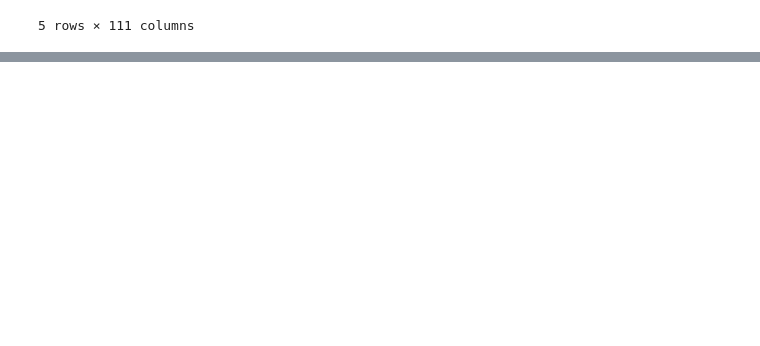
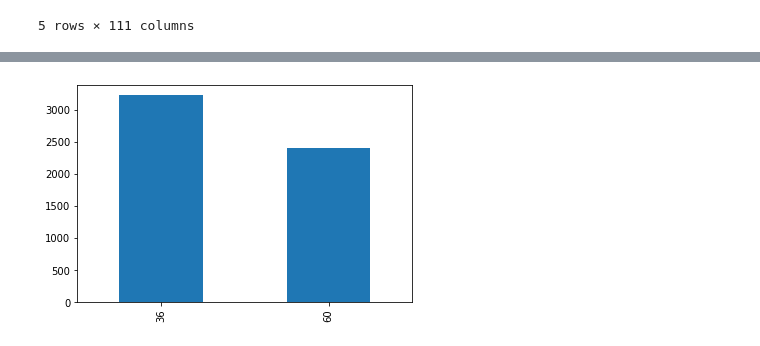
Before and after one commit to vighu0710/LendingClubCaseStudy, a Jupyter notebook: Lending Club Case Study.ipynb, the cells around one changed output, grey strips where cells are left out. Drawn from its saved outputs; the diff is of its cells as text; code cells hidden in the pictures; blank space fills up the shorter version.

```diff
--- a/Lending Club Case Study.ipynb
+++ b/Lending Club Case Study.ipynb
@@ -666,0 +263,4 @@ LoanDf.shape
+# %%
+# Majority of values is "0". Hence we will be replacing the Nulls with "0"
+LoanDf["pub_rec_bankruptcies"].fillna(0,inplace=True)
+LoanDf["pub_rec_bankruptcies"].head()
@@ -666,0 +298,4 @@ LoanDf.shape
+# %%
+# Convert the column "emp_length" to int by removing the suffix "+ years" and prefix "<"
+LoanDf["emp_length"] = LoanDf["emp_length"].apply(lambda x: x.rstrip("+ years").lstrip("<")).astype("int")
+LoanDf["emp_length"].describe()
@@ -666,0 +316,7 @@ LoanDf.shape
+# %%
+# Column "issue_d" is a date column which can be splitted into month and year
+LoanDf["issue_d"] = pd.to_datetime(LoanDf["issue_d"],format="%b-%y")
+LoanDf["issue_m"] = LoanDf['issue_d'].dt.month_name().str[:3]
+LoanDf["issue_y"] = LoanDf['issue_d'].dt.year
+
+LoanDf[["issue_d","issue_m","issue_y"]].head()
@@ -666,0 +389,4 @@ LoanDf.shape
+# %%
+# Create a data segment containing only Charged-off loans
+chargedOffLoanDF = LoanDf[LoanDf["loan_status"]=="Charged Off"]
+chargedOffLoanDF.shape
@@ -666,0 +419,9 @@ LoanDf.shape
+# %%
+# Distribution of term among Charged-off category
+chargedOffLoanDF["term"].value_counts().plot.bar()
+plt.show()
+
+# Observation
+# The "term" do not have much influence on Charged-off loans
+# %% [output]
+[figure, added]
```
Also changed, not shown: parts of 189 cells of this notebook.
